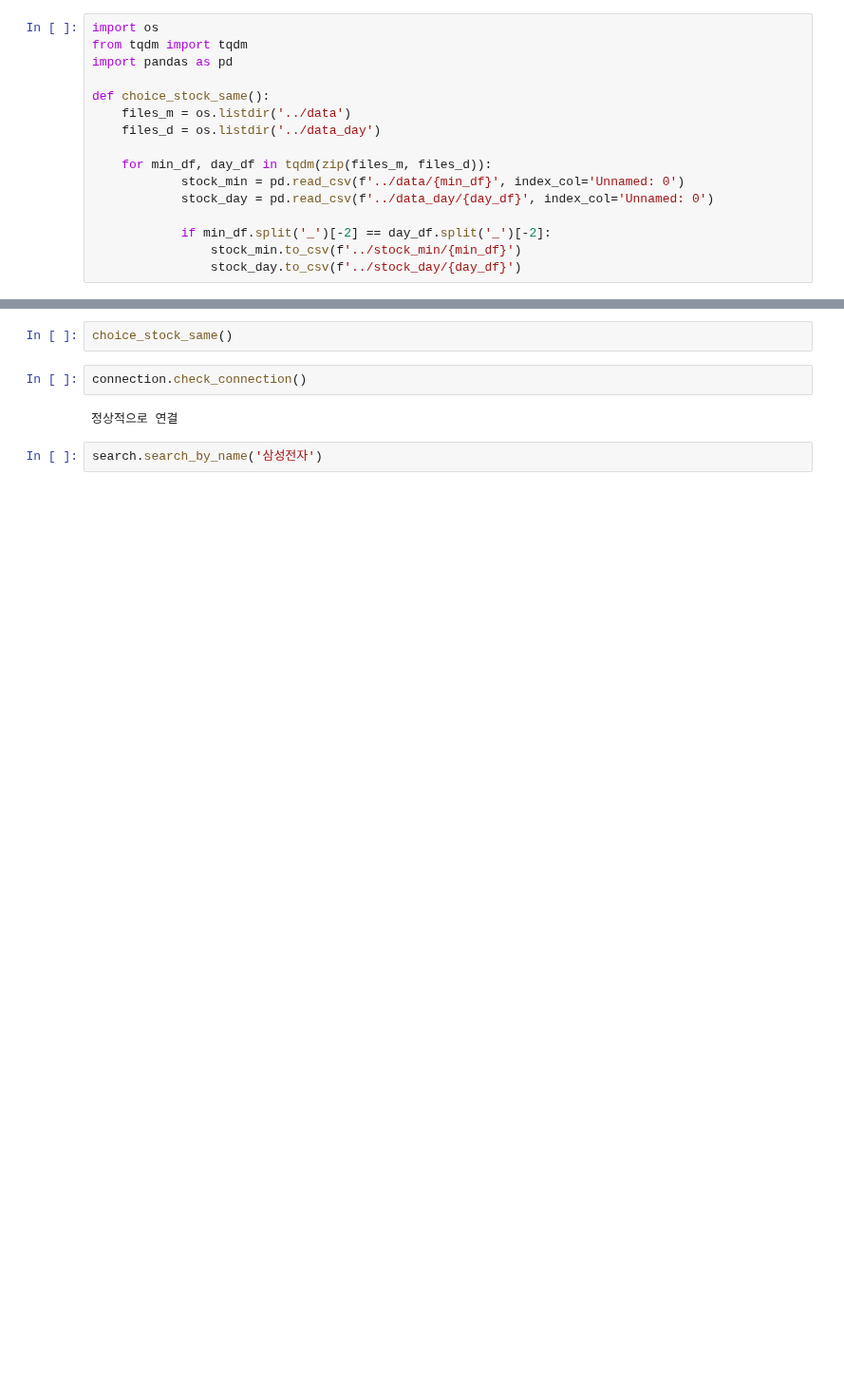
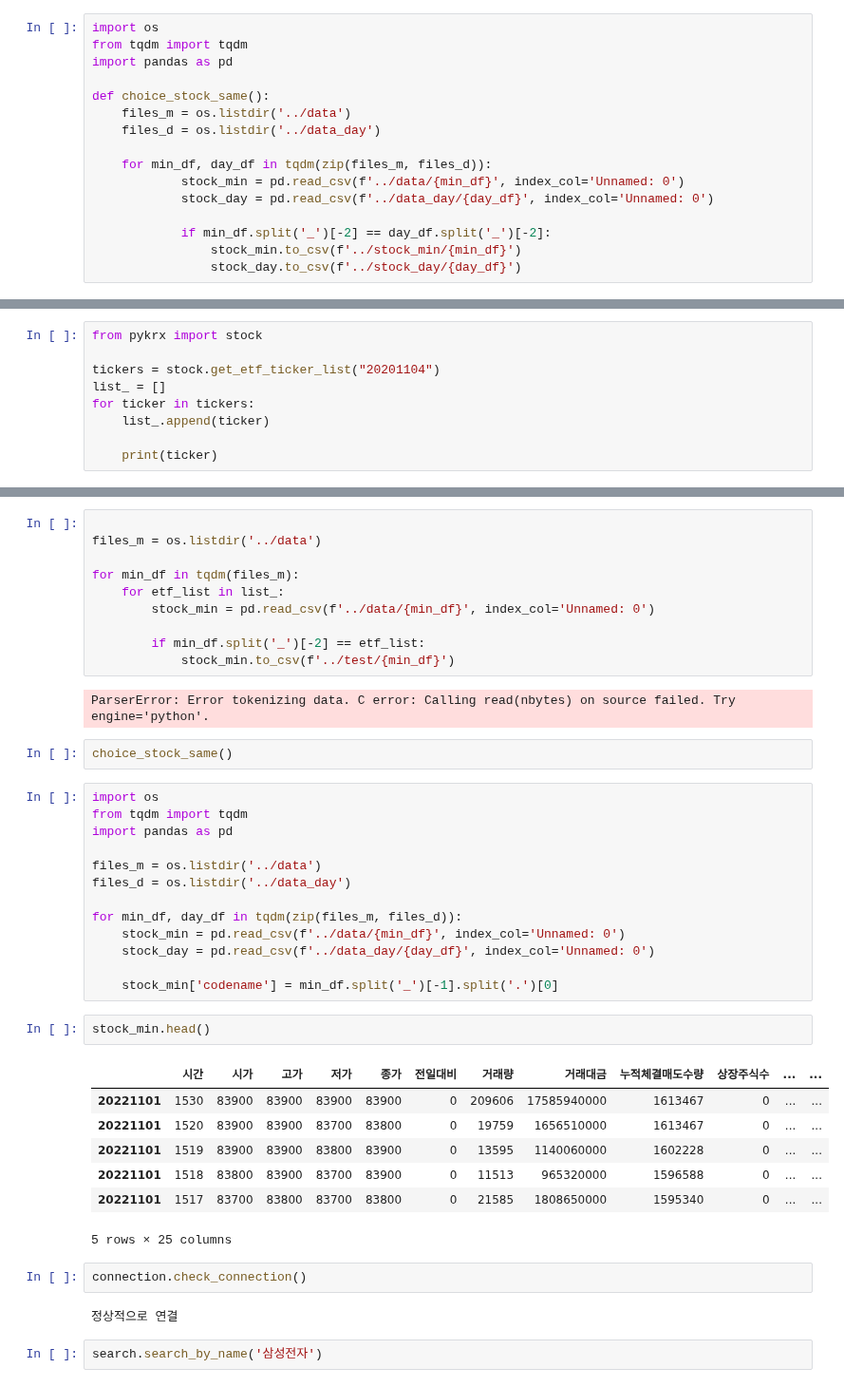
Before and after one commit to hwanghyeonjun98/trading, a Jupyter notebook: test.ipynb, the cells around one changed output, grey strips where cells are left out. Shown at 95% size. Cells and saved outputs as stored; diff of their text form; blank space fills up the shorter version.

```diff
--- a/test.ipynb
+++ b/test.ipynb
@@ -22,0 +40,9 @@ def choice_stock_same():
+# %%
+from pykrx import stock
+
+tickers = stock.get_etf_ticker_list("20201104")
+list_ = []
+for ticker in tickers:
+    list_.append(ticker)
+
+    print(ticker)
@@ -23,5 +67,40 @@ def choice_stock_same():
+# %%
+
+files_m = os.listdir('../data')
+
+for min_df in tqdm(files_m):
+    for etf_list in list_:
+        stock_min = pd.read_csv(f'../data/{min_df}', index_col='Unnamed: 0')
+
+        if min_df.split('_')[-2] == etf_list:
+            stock_min.to_csv(f'../test/{min_df}')
+# %% [output]
+ParserError: Error tokenizing data. C error: Calling read(nbytes) on source failed. Try engine='python'.
 # %%
 choice_stock_same()
+# %%
+import os
+from tqdm import tqdm
+import pandas as pd
+
+files_m = os.listdir('../data')
+files_d = os.listdir('../data_day')
+
+for min_df, day_df in tqdm(zip(files_m, files_d)):
+    stock_min = pd.read_csv(f'../data/{min_df}', index_col='Unnamed: 0')
+    stock_day = pd.read_csv(f'../data_day/{day_df}', index_col='Unnamed: 0')
+
+    stock_min['codename'] = min_df.split('_')[-1].split('.')[0]
+# %%
+stock_min.head()
+# %% [output]
+|  | 시간 | 시가 | 고가 | 저가 | 종가 | 전일대비 | 거래량 | 거래대금 | 누적체결매도수량 | 상장주식수 | ... | ... |
+| 20221101 | 1530 | 83900 | 83900 | 83900 | 83900 | 0 | 209606 | 17585940000 | 1613467 | 0 | ... | ... |
+| 20221101 | 1520 | 83900 | 83900 | 83700 | 83800 | 0 | 19759 | 1656510000 | 1613467 | 0 | ... | ... |
+| 20221101 | 1519 | 83900 | 83900 | 83800 | 83900 | 0 | 13595 | 1140060000 | 1602228 | 0 | ... | ... |
+| 20221101 | 1518 | 83800 | 83900 | 83700 | 83900 | 0 | 11513 | 965320000 | 1596588 | 0 | ... | ... |
+| 20221101 | 1517 | 83700 | 83800 | 83700 | 83800 | 0 | 21585 | 1808650000 | 1595340 | 0 | ... | ... |
+5 rows × 25 columns
 # %%
 connection.check_connection()
 # %% [output]
```
Also changed, not shown: parts of 4 cells of this notebook, 1 other file.
